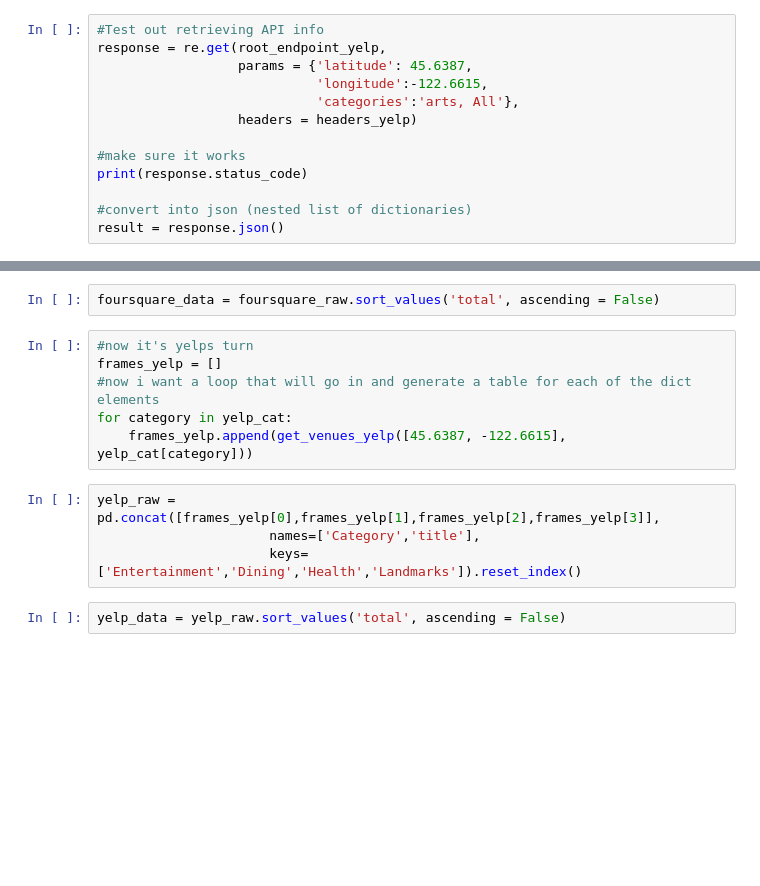
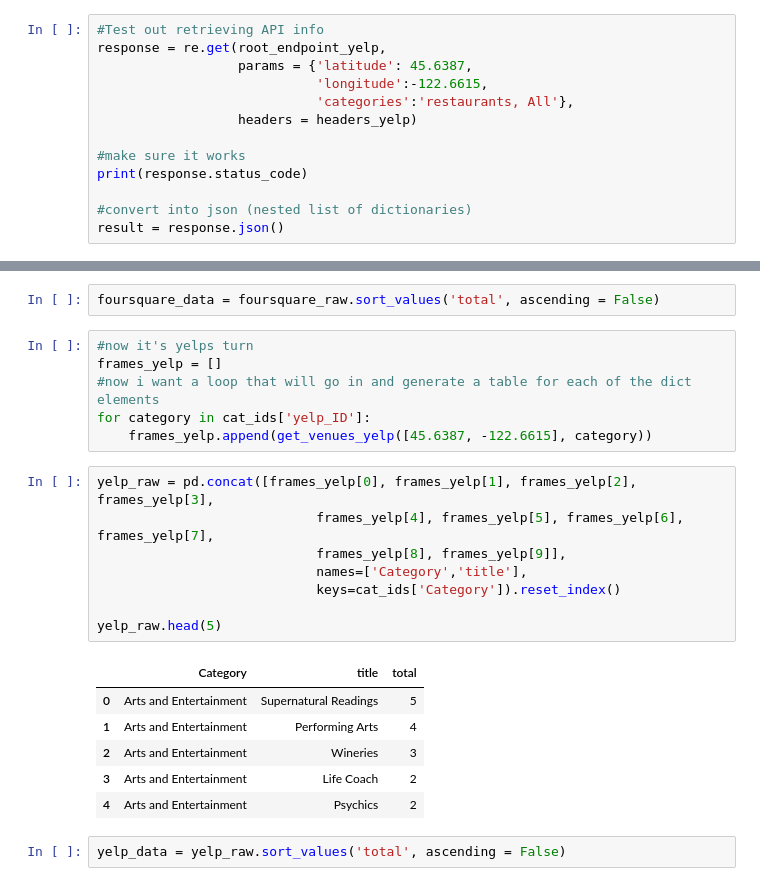
Before and after one commit to fynnweaver/LL_MiniProject2, a Jupyter notebook: DataCleaning.ipynb, the cells around one changed output, grey strips where cells are left out. Cells and saved outputs as stored; diff of their text form; blank space fills up the shorter version.

```diff
--- a/DataCleaning.ipynb
+++ b/DataCleaning.ipynb
@@ -113,7 +115,7 @@ headers_yelp = {
 response = re.get(root_endpoint_yelp,
                   params = {'latitude': 45.6387,
                             'longitude':-122.6615,
-                            'categories':'arts, All'},
+                            'categories':'restaurants, All'},
                   headers = headers_yelp)
 
 #make sure it works
@@ -248,12 +269,23 @@ foursquare_data = foursquare_raw.sort_values('total', ascending = False)
 #now it's yelps turn
 frames_yelp = []
 #now i want a loop that will go in and generate a table for each of the dict elements
-for category in yelp_cat:
-    frames_yelp.append(get_venues_yelp([45.6387, -122.6615], yelp_cat[category]))
+for category in cat_ids['yelp_ID']:
+    frames_yelp.append(get_venues_yelp([45.6387, -122.6615], category))
 # %%
-yelp_raw = pd.concat([frames_yelp[0],frames_yelp[1],frames_yelp[2],frames_yelp[3]],
-                      names=['Category','title'],
-                      keys=['Entertainment','Dining','Health','Landmarks']).reset_index()
+yelp_raw = pd.concat([frames_yelp[0], frames_yelp[1], frames_yelp[2], frames_yelp[3],
+                            frames_yelp[4], frames_yelp[5], frames_yelp[6], frames_yelp[7],
+                            frames_yelp[8], frames_yelp[9]],
+                            names=['Category','title'],
+                            keys=cat_ids['Category']).reset_index()
+
+yelp_raw.head(5)
+# %% [output]
+|  | Category | title | total |
+| 0 | Arts and Entertainment | Supernatural Readings | 5 |
+| 1 | Arts and Entertainment | Performing Arts | 4 |
+| 2 | Arts and Entertainment | Wineries | 3 |
+| 3 | Arts and Entertainment | Life Coach | 2 |
+| 4 | Arts and Entertainment | Psychics | 2 |
 # %%
 yelp_data = yelp_raw.sort_values('total', ascending = False)
 # %%
```
Also changed, not shown: parts of 12 cells of this notebook, 14 other files.
